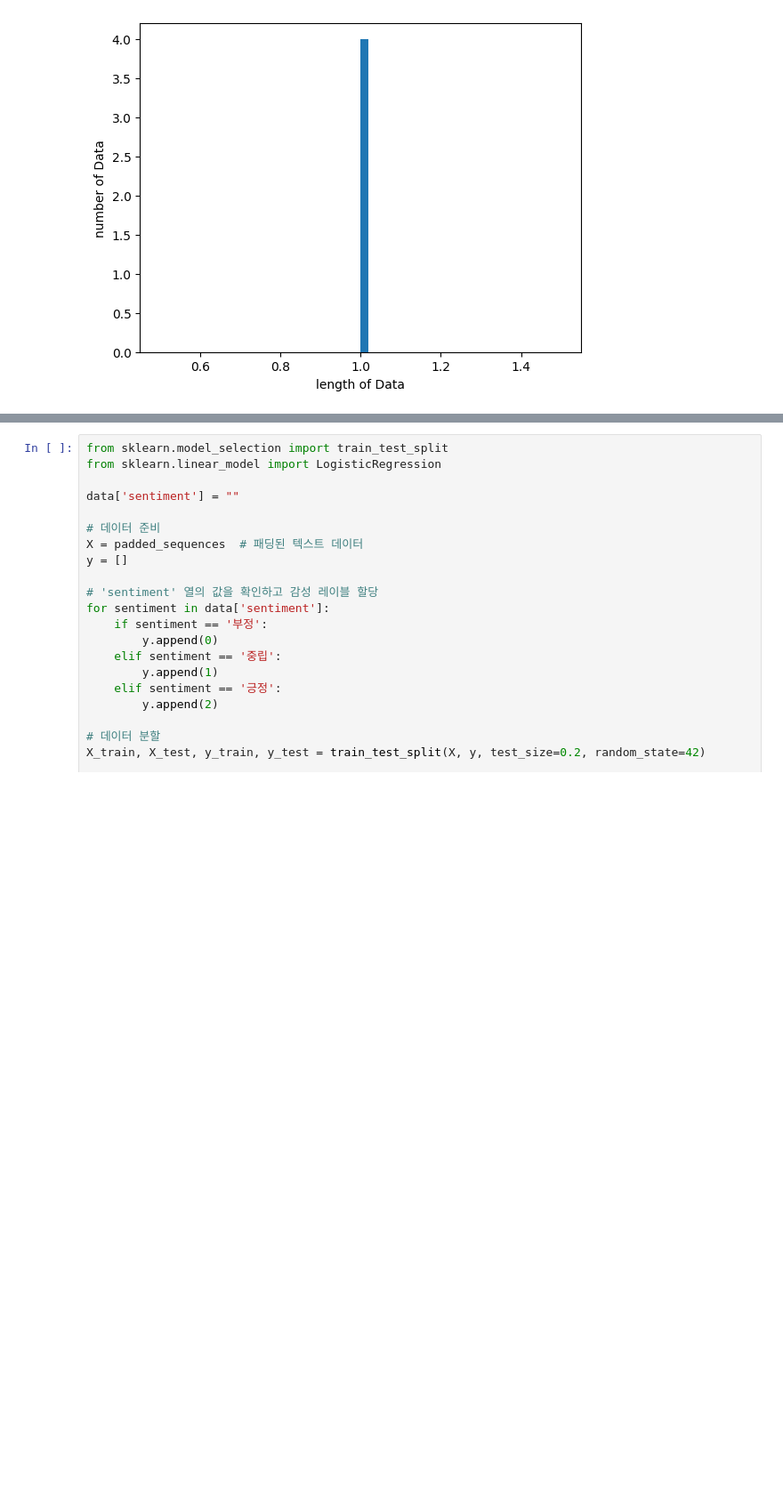
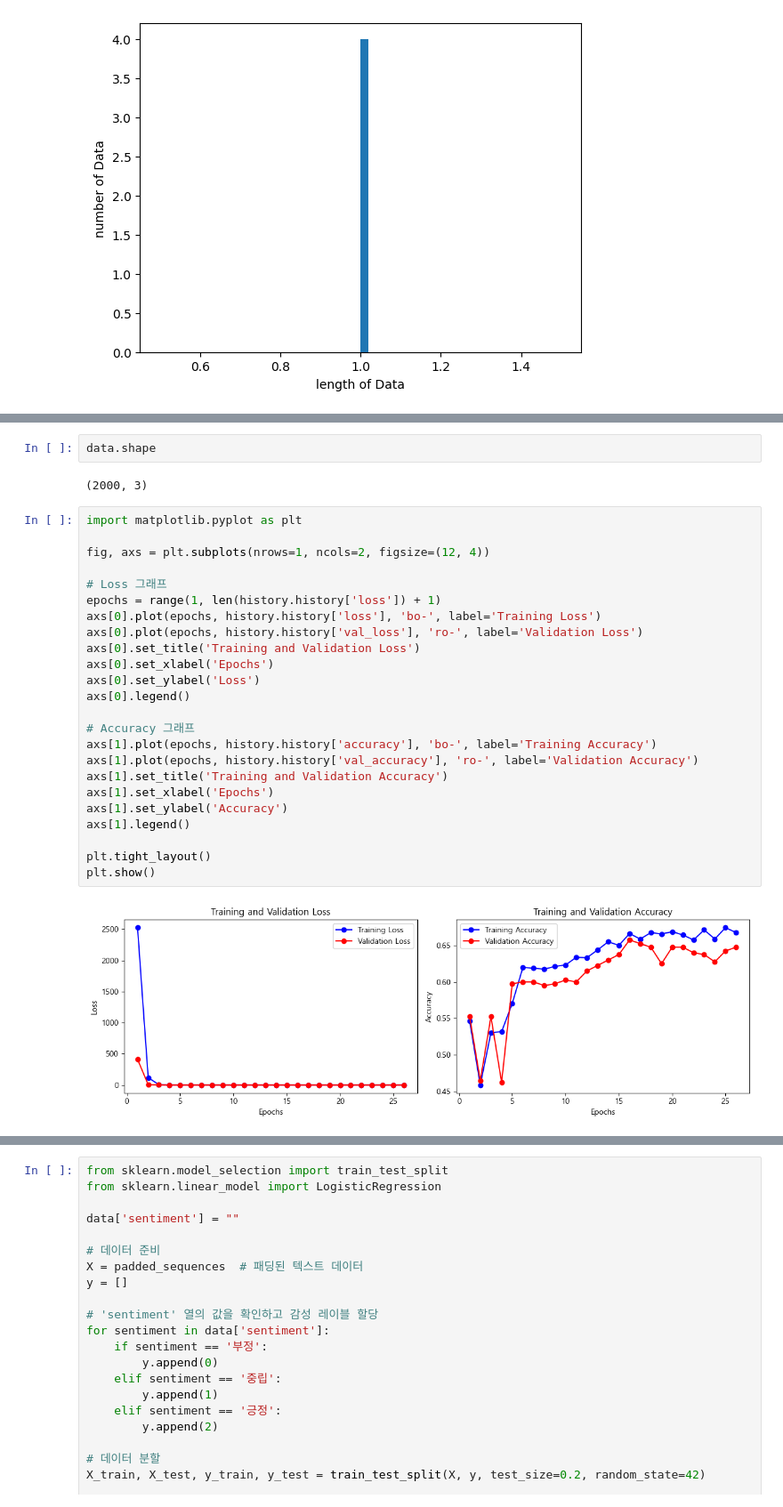
Before and after one commit to oshosh9595/ProjectBitCoin, a Jupyter notebook: notebook/ BitcoinSentiment Analysis.ipynb, the cells around one changed output, grey strips where cells are left out. Shown at 89% size. Saved outputs shown, nothing was run; the diff lists cells and outputs as text; blank space fills up the shorter version.

```diff
--- a/notebook/ BitcoinSentiment Analysis.ipynb
+++ b/notebook/ BitcoinSentiment Analysis.ipynb
@@ -3011,0 +3488,30 @@ ValueError: Failed to convert a NumPy array to a Tensor (Unsupported object type
+# %%
+data.shape
+# %% [output]
+(2000, 3)
+# %%
+import matplotlib.pyplot as plt
+
+fig, axs = plt.subplots(nrows=1, ncols=2, figsize=(12, 4))
+
+# Loss 그래프
+epochs = range(1, len(history.history['loss']) + 1)
+axs[0].plot(epochs, history.history['loss'], 'bo-', label='Training Loss')
+axs[0].plot(epochs, history.history['val_loss'], 'ro-', label='Validation Loss')
+axs[0].set_title('Training and Validation Loss')
+axs[0].set_xlabel('Epochs')
+axs[0].set_ylabel('Loss')
+axs[0].legend()
+
+# Accuracy 그래프
+axs[1].plot(epochs, history.history['accuracy'], 'bo-', label='Training Accuracy')
+axs[1].plot(epochs, history.history['val_accuracy'], 'ro-', label='Validation Accuracy')
+axs[1].set_title('Training and Validation Accuracy')
+axs[1].set_xlabel('Epochs')
+axs[1].set_ylabel('Accuracy')
+axs[1].legend()
+
+plt.tight_layout()
+plt.show()
+# %% [output]
+[figure, added]
```
Also changed, not shown: parts of 24 cells of this notebook, 4 other files.
